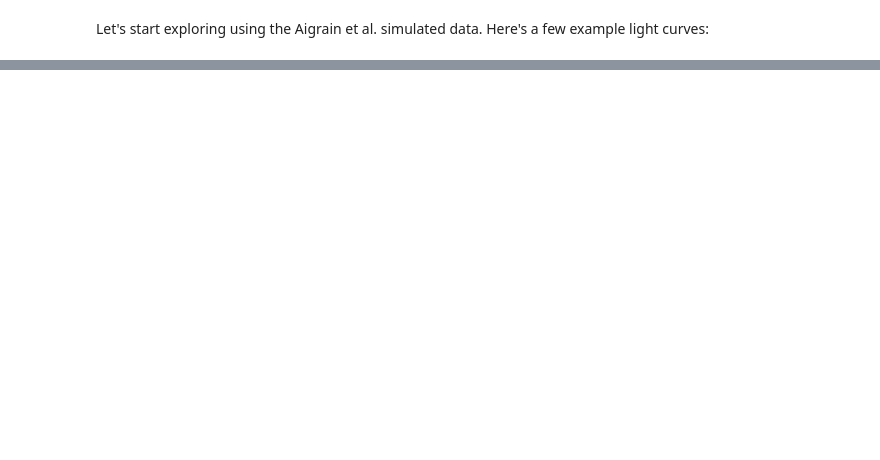
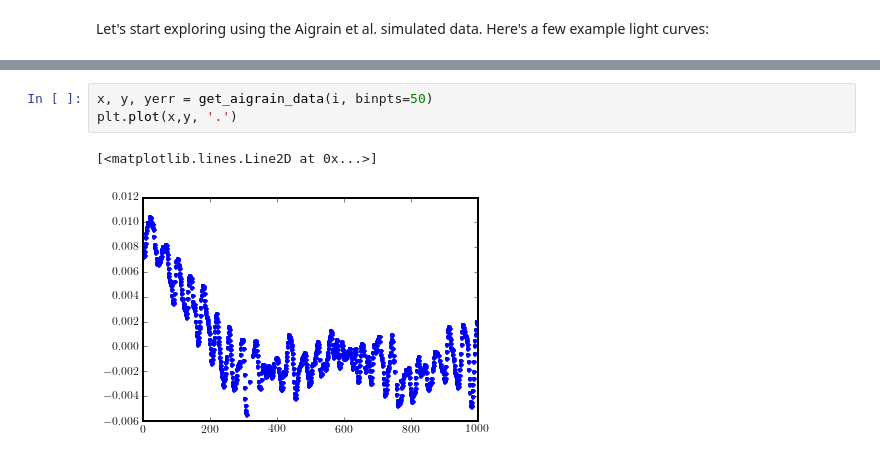
Before and after one commit to timothydmorton/GProtation, a Jupyter notebook: code/tdm-explore.ipynb, the cells around one changed output, grey strips where cells are left out. Drawn from its saved outputs; the diff is of its cells as text; blank space fills up the shorter version.

```diff
--- a/code/tdm-explore.ipynb
+++ b/code/tdm-explore.ipynb
@@ -123,0 +129,6 @@ def lnlike_bootstrap(theta, t, f, f_err, Npts=500):
+# %%
+x, y, yerr = get_aigrain_data(i, binpts=50)
+plt.plot(x,y, '.')
+# %% [output]
+[<matplotlib.lines.Line2D at 0x...>]
+[figure, added]
```
Also changed, not shown: parts of 39 cells of this notebook, 1 other file.
